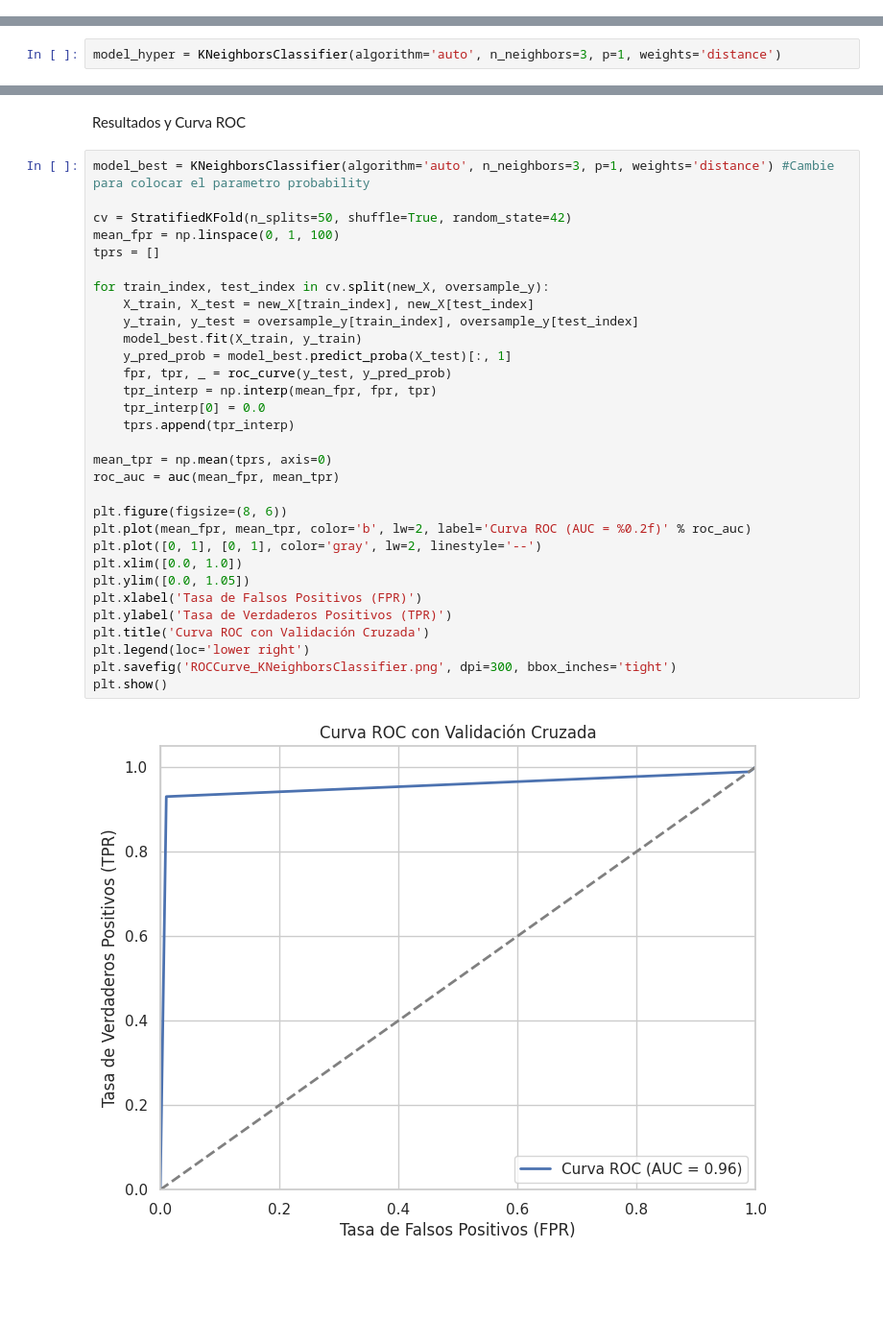
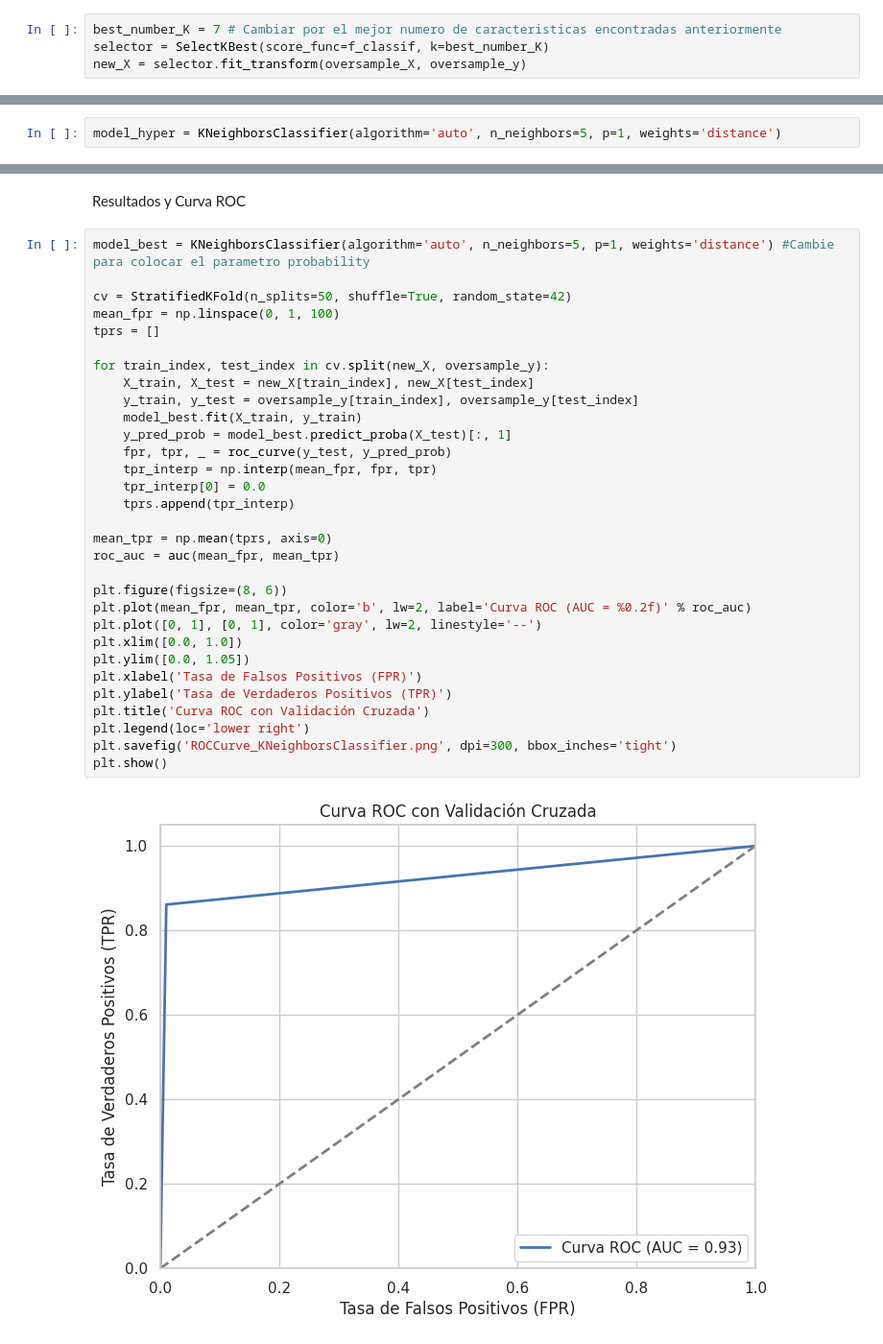
Before and after one commit to OsirisEscaL/Parkinson_Project, a Jupyter notebook: KNeighborsClassifier_Parkinson_HeredetaryAtaxias.ipynb, the cells around one changed output, grey strips where cells are left out. Shown at 96% size. Saved outputs shown, nothing was run; the diff lists cells and outputs as text; blank space fills up the shorter version.

```diff
--- a/KNeighborsClassifier_Parkinson_HeredetaryAtaxias.ipynb
+++ b/KNeighborsClassifier_Parkinson_HeredetaryAtaxias.ipynb
@@ -648,3 +506,7 @@ new_X = selector.fit_transform(oversample_X, oversample_y)
+# %%
+best_number_K = 7 # Cambiar por el mejor numero de caracteristicas encontradas anteriormente
+selector = SelectKBest(score_func=f_classif, k=best_number_K)
+new_X = selector.fit_transform(oversample_X, oversample_y)
 # %%
 results = {}
 
@@ -750,5 +614,5 @@ Mejores hiperparámetros: {'algorithm': 'auto', 'n_neighbors': 3, 'p': 1, 'weigh
 # %%
-model_hyper = KNeighborsClassifier(algorithm='auto', n_neighbors=3, p=1, weights='distance')
+model_hyper = KNeighborsClassifier(algorithm='auto', n_neighbors=5, p=1, weights='distance')
 # %%
 results = {}
 
@@ -838,35 +704,35 @@ La primera muestra es significativamente mayor que la segunda.
 # %% [markdown]
 Resultados y Curva ROC
 # %%
-model_best = KNeighborsClassifier(algorithm='auto', n_neighbors=3, p=1, weights='distance') #Cambie para colocar el parametro probability
+model_best = KNeighborsClassifier(algorithm='auto', n_neighbors=5, p=1, weights='distance') #Cambie para colocar el parametro probability
 
 cv = StratifiedKFold(n_splits=50, shuffle=True, random_state=42)
 mean_fpr = np.linspace(0, 1, 100)
 tprs = []
 
 for train_index, test_index in cv.split(new_X, oversample_y):
     X_train, X_test = new_X[train_index], new_X[test_index]
     y_train, y_test = oversample_y[train_index], oversample_y[test_index]
     model_best.fit(X_train, y_train)
     y_pred_prob = model_best.predict_proba(X_test)[:, 1]
     fpr, tpr, _ = roc_curve(y_test, y_pred_prob)
     tpr_interp = np.interp(mean_fpr, fpr, tpr)
     tpr_interp[0] = 0.0
     tprs.append(tpr_interp)
 
 mean_tpr = np.mean(tprs, axis=0)
 roc_auc = auc(mean_fpr, mean_tpr)
 
 plt.figure(figsize=(8, 6))
 plt.plot(mean_fpr, mean_tpr, color='b', lw=2, label='Curva ROC (AUC = %0.2f)' % roc_auc)
 plt.plot([0, 1], [0, 1], color='gray', lw=2, linestyle='--')
 plt.xlim([0.0, 1.0])
 plt.ylim([0.0, 1.05])
 plt.xlabel('Tasa de Falsos Positivos (FPR)')
 plt.ylabel('Tasa de Verdaderos Positivos (TPR)')
 plt.title('Curva ROC con Validación Cruzada')
 plt.legend(loc='lower right')
 plt.savefig('ROCCurve_KNeighborsClassifier.png', dpi=300, bbox_inches='tight')
 plt.show()
 # %% [output]
-[figure, old version]
+[figure, new version]
```
Also changed, not shown: parts of 14 cells of this notebook.
